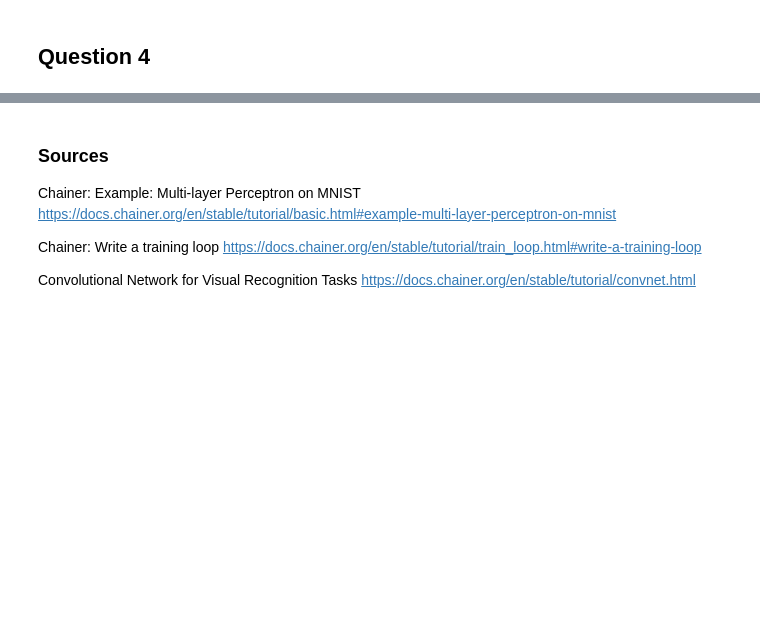
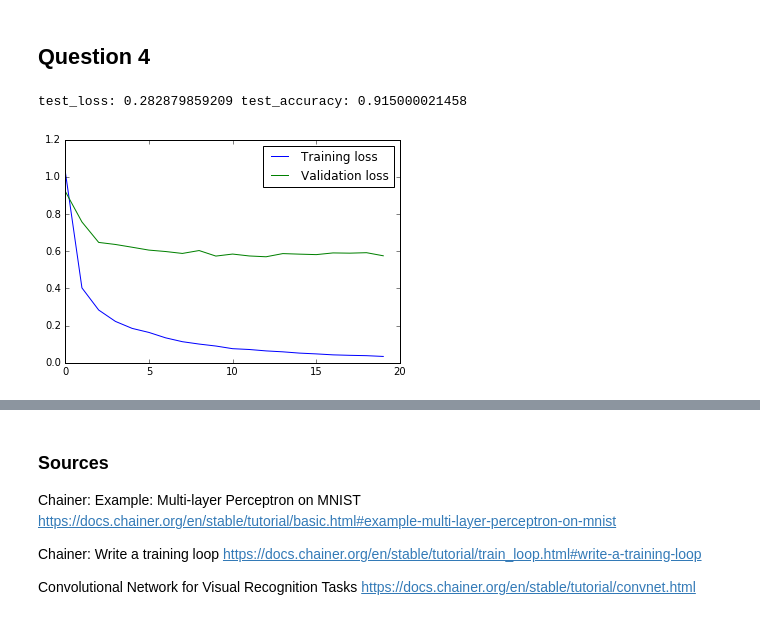
Before and after one commit to EmielStoelinga/CCN1718, a Jupyter notebook: ass2/CCN Assignment 2.ipynb, the cells around one changed output, grey strips where cells are left out. Cells and saved outputs as stored; diff of their text form; code cells hidden in the pictures; blank space fills up the shorter version.

```diff
--- a/ass2/CCN Assignment 2.ipynb
+++ b/ass2/CCN Assignment 2.ipynb
@@ -421,0 +351,15 @@ def run(train_iter, val_iter, test_data, model, optimizer, max_epoch):
+# %%
+class SmallConvBatchNorm(Chain):
+    def __init__(self, n_out):
+        super(SmallConvBatchNorm, self).__init__()
+        with self.init_scope():
+            self.conv1 = L.Convolution2D(None, out_channels=5, ksize=5, stride=1, pad=0) # Convolutional layer
+            self.batch_norm = L.BatchNormalization(5)
+            self.fc1 = L.Linear(None, n_out) # Fully connected layer
+
+    def __call__(self, x):
+        h1 = self.conv1(x)
+        h2 = F.max_pooling_2d(h1, ksize=5, stride=1, pad=0) # Max pooling layer
+        h3 = self.batch_norm(h2)
+        y = self.fc1(h3)
+        return y
@@ -421,0 +397,25 @@ def run(train_iter, val_iter, test_data, model, optimizer, max_epoch):
+# %%
+def main():
+    # Load data
+    train, test = get_mnist(n_dim=3)
+
+    # Initialize iterators
+    train_iter = iterators.SerialIterator(train, batch_size=32, shuffle=True)
+    val_iter = iterators.SerialIterator(test, batch_size=100, repeat=False, shuffle=False)
+
+    # Define model
+    model = SmallConvBatchNorm(10)
+    optimizer = optimizers.SGD()
+    optimizer.setup(model)
+
+    training_losses, validation_losses = run(train_iter, val_iter, test, model, optimizer, 20)
+
+    plt.plot(training_losses, label='Training loss')
+    plt.plot(validation_losses, label='Validation loss')
+    plt.legend()
+
+if __name__ == "__main__":
+    main()
+# %% [output]
+test_loss: 0.282879859209 test_accuracy: 0.915000021458
+[figure, added]
```
Also changed, not shown: parts of 10 cells of this notebook.
